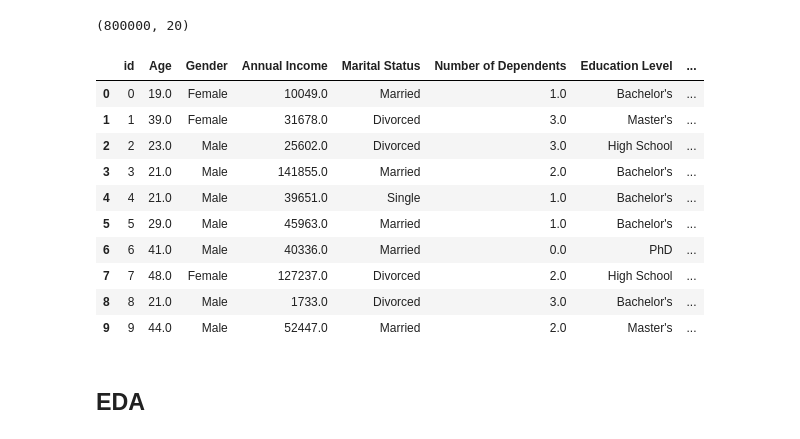
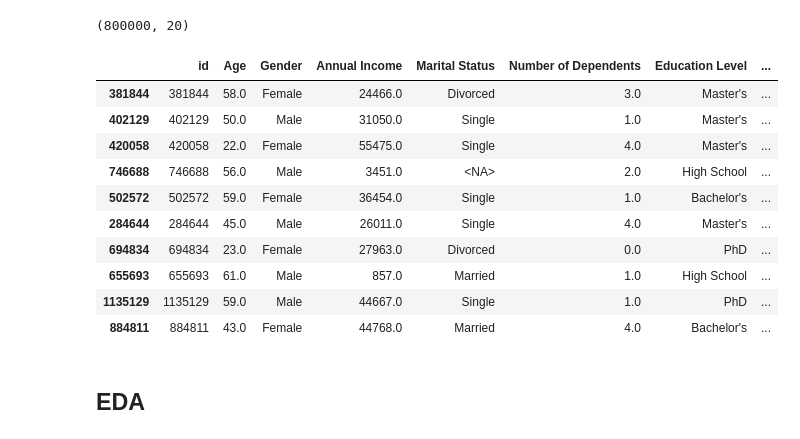
Before and after one commit to sjain600/Kaggle-Insurance-Prediction, a Jupyter notebook: baseline-model-with-lightbm.ipynb, the cells around one changed output. Cells and saved outputs as stored; diff of their text form; code cells hidden in the pictures.

```diff
--- a/baseline-model-with-lightbm.ipynb
+++ b/baseline-model-with-lightbm.ipynb
@@ -40,19 +40,19 @@ test.shape
 # %% [output]
 (800000, 20)
 # %%
-train.head(10)
+train.sample(10)
 # %% [output]
 |  | id | Age | Gender | Annual Income | Marital Status | Number of Dependents | Education Level | ... |
-| 0 | 0 | 19.0 | Female | 10049.0 | Married | 1.0 | Bachelor's | ... |
-| 1 | 1 | 39.0 | Female | 31678.0 | Divorced | 3.0 | Master's | ... |
-| 2 | 2 | 23.0 | Male | 25602.0 | Divorced | 3.0 | High School | ... |
-| 3 | 3 | 21.0 | Male | 141855.0 | Married | 2.0 | Bachelor's | ... |
-| 4 | 4 | 21.0 | Male | 39651.0 | Single | 1.0 | Bachelor's | ... |
-| 5 | 5 | 29.0 | Male | 45963.0 | Married | 1.0 | Bachelor's | ... |
-| 6 | 6 | 41.0 | Male | 40336.0 | Married | 0.0 | PhD | ... |
-| 7 | 7 | 48.0 | Female | 127237.0 | Divorced | 2.0 | High School | ... |
-| 8 | 8 | 21.0 | Male | 1733.0 | Divorced | 3.0 | Bachelor's | ... |
-| 9 | 9 | 44.0 | Male | 52447.0 | Married | 2.0 | Master's | ... |
+| 381844 | 381844 | 58.0 | Female | 24466.0 | Divorced | 3.0 | Master's | ... |
+| 402129 | 402129 | 50.0 | Male | 31050.0 | Single | 1.0 | Master's | ... |
+| 420058 | 420058 | 22.0 | Female | 55475.0 | Single | 4.0 | Master's | ... |
+| 746688 | 746688 | 56.0 | Male | 3451.0 | <NA> | 2.0 | High School | ... |
+| 502572 | 502572 | 59.0 | Female | 36454.0 | Single | 1.0 | Bachelor's | ... |
+| 284644 | 284644 | 45.0 | Male | 26011.0 | Single | 4.0 | Master's | ... |
+| 694834 | 694834 | 23.0 | Female | 27963.0 | Divorced | 0.0 | PhD | ... |
+| 655693 | 655693 | 61.0 | Male | 857.0 | Married | 1.0 | High School | ... |
+| 1135129 | 1135129 | 59.0 | Male | 44667.0 | Single | 1.0 | PhD | ... |
+| 884811 | 884811 | 43.0 | Female | 44768.0 | Married | 4.0 | Bachelor's | ... |
 # %%
 train['Policy Start Date'] = pd.to_datetime(train['Policy Start Date'])
 train['year'] = train['Policy Start Date'].dt.year.astype('float32')
```
Also changed, not shown: parts of 12 cells of this notebook.
